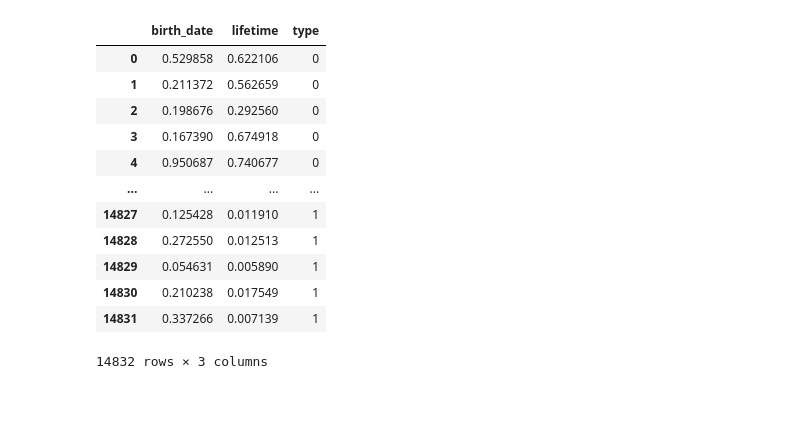
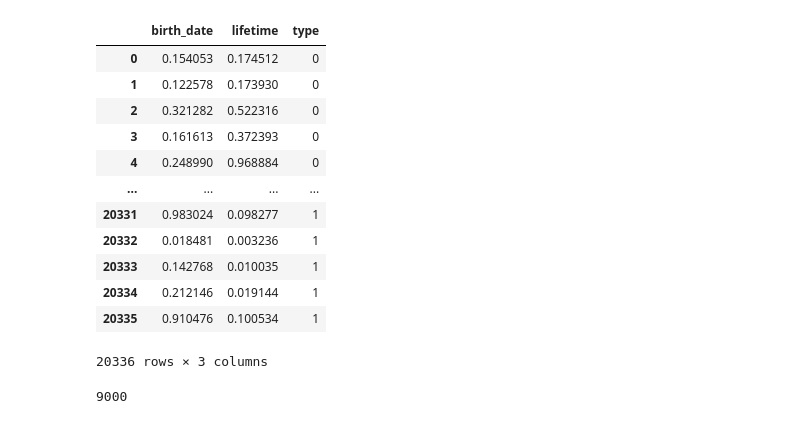
Before and after one commit to sustech-topology/TopCap, a Jupyter notebook: feature_analysis/pd_feature.ipynb, the cells around one changed output. Saved outputs shown, nothing was run; the diff lists cells and outputs as text; code cells hidden in the pictures.

```diff
--- a/feature_analysis/pd_feature.ipynb
+++ b/feature_analysis/pd_feature.ipynb
@@ -186,19 +166,19 @@ for fn in os.listdir(voicedlessPath):
         writer.writerow((birth_date,lifetime,1))
 # %%
 # Read the csv file into DataFrame
-df=pd.read_csv('Persistent_Diag2.csv', names=['birth_date','lifetime','type'],header=None)
+df=pd.read_csv('Persistent_Diag.csv', names=['birth_date','lifetime','type'],header=None)
 df
 # %% [output]
 |  | birth_date | lifetime | type |
-| 0 | 0.529858 | 0.622106 | 0 |
-| 1 | 0.211372 | 0.562659 | 0 |
-| 2 | 0.198676 | 0.292560 | 0 |
-| 3 | 0.167390 | 0.674918 | 0 |
-| 4 | 0.950687 | 0.740677 | 0 |
+| 0 | 0.154053 | 0.174512 | 0 |
+| 1 | 0.122578 | 0.173930 | 0 |
+| 2 | 0.321282 | 0.522316 | 0 |
+| 3 | 0.161613 | 0.372393 | 0 |
+| 4 | 0.248990 | 0.968884 | 0 |
 | ... | ... | ... | ... |
-| 14827 | 0.125428 | 0.011910 | 1 |
-| 14828 | 0.272550 | 0.012513 | 1 |
-| 14829 | 0.054631 | 0.005890 | 1 |
-| 14830 | 0.210238 | 0.017549 | 1 |
-| 14831 | 0.337266 | 0.007139 | 1 |
+| 20331 | 0.983024 | 0.098277 | 1 |
+| 20332 | 0.018481 | 0.003236 | 1 |
+| 20333 | 0.142768 | 0.010035 | 1 |
+| 20334 | 0.212146 | 0.019144 | 1 |
+| 20335 | 0.910476 | 0.100534 | 1 |
-14832 rows × 3 columns
+20336 rows × 3 columns
@@ -205 +202,6 @@ df
+# %%
+# Check the number of samples in each class
+(normalized_df['type']==0).sum()
+# %% [output]
+9000
 # %%
```
Also changed, not shown: parts of 20 cells of this notebook, 2 other files.
